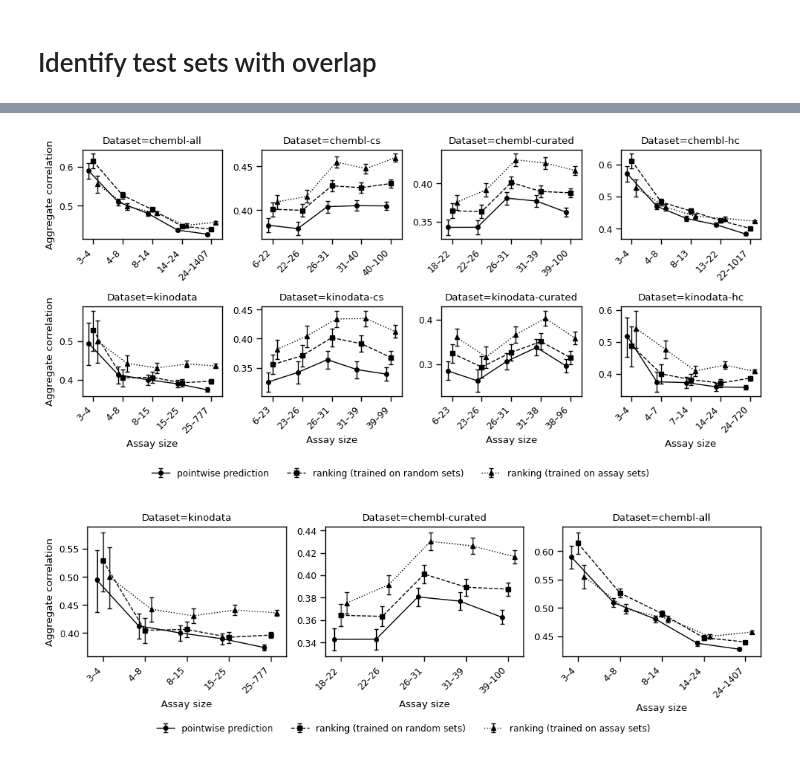
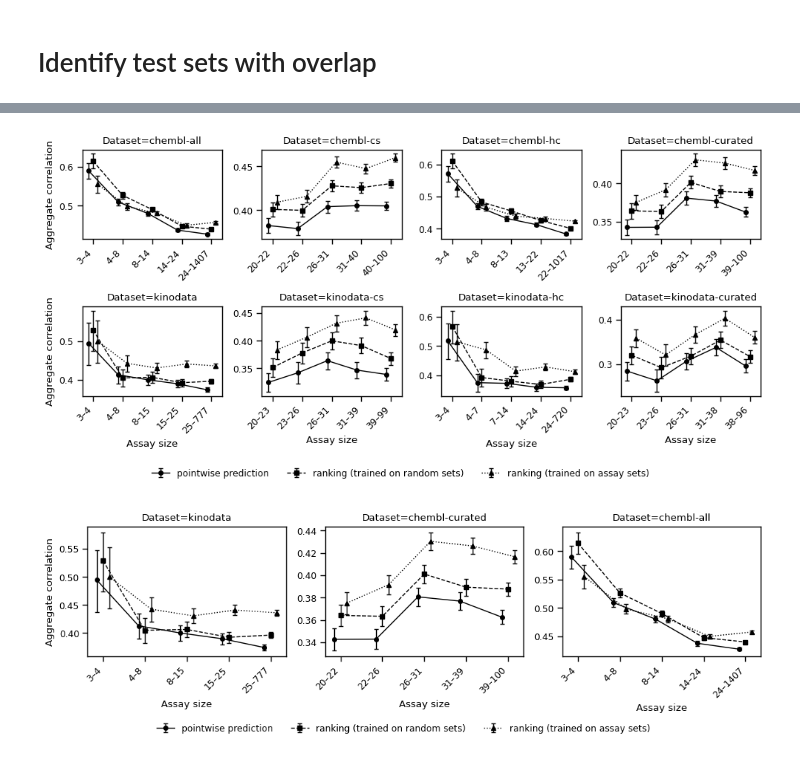
Before and after one commit to volkamerlab/assay-ml, a Jupyter notebook: notebooks/test performance revision.ipynb, the cells around one changed output, grey strips where cells are left out. Drawn from its saved outputs; the diff is of its cells as text; code cells hidden in the pictures.

```diff
--- a/notebooks/test performance revision.ipynb
+++ b/notebooks/test performance revision.ipynb
@@ -152,10 +144,7 @@ dataset_renaming_ = {v: k for k, v in dataset_renaming.items()}
 all_preds = []
 for run in tqdm.tqdm(runs):
     parts = run.split("_")
-    if run.startswith("kinodata_small_good"):
-        dataset, fold, method = "_".join(parts[0:3]), parts[4], parts[3]
-    else:
-        dataset, fold, method = "_".join(parts[0:2]), parts[3], parts[2]
+    dataset, fold, method = parts[0], parts[2], parts[1]
     if dataset.endswith("morgan"):
         dataset = dataset[:-len("_morgan")]
         if fold in {'sets', 'allsets', 'ic50'}:
@@ -165,7 +154,7 @@ for run in tqdm.tqdm(runs):
     except:
         print('fail on', run)
         continue
-    df["dataset"] = dataset_renaming[dataset]
+    df["dataset"] = dataset
     df["fold"] = fold
     df["method"] = method
     all_preds.append(df)
@@ -479,9 +471,11 @@ metric = "pearson"
 fig, axes = plt.subplots(
     nrows=4, ncols=4, sharex=True, sharey=False, figsize=(4*2, 3 * 2), height_ratios=[1, 5] * 2
 )
+datasets = ['chembl-all', 'chembl-cs', 'chembl-hc', 'chembl-curated', 'kinodata', 'kinodata-cs', 'kinodata-hc', 'kinodata-curated']
 plot_kws = dict(color="gray", alpha=0.4, linewidth=1, zorder=9)
 scatter_kws = dict(zorder=9, s=50, marker="o", edgecolors="black", linewidths=1)
-for ax, (dataset, subdf) in zip(axes[[0, 2]].flatten(), overall_corrs.groupby("dataset")):
+for ax, dataset in zip(axes[[0, 2]].flatten(), datasets):
+    subdf = overall_corrs[overall_corrs['dataset'] == dataset]
     ax.set_title(dataset)
     corrs_total = subdf["label"].values
     ax.scatter(
@@ -490,7 +484,8 @@ for ax, (dataset, subdf) in zip(axes[[0, 2]].flatten(), overall_corrs.groupby("d
     ax.set_ylim(corrs_total.min() * 0.95, corrs_total.max() * 1.05)
     ax.set_xticks([], [])
     sns.despine(ax=ax, bottom=True)
-for ax, (dataset, subdf) in zip(axes[[1, 3]].flatten(), assay_corrs.groupby("dataset")):
+for ax, dataset in zip(axes[[1, 3]].flatten(), datasets):
+    subdf = assay_corrs[assay_corrs['dataset'] == dataset]
     for fold, fold_df in subdf.groupby("fold"):
         fold_df = fold_df.sort_values("method")
         ax.plot(fold_df["method_label"], fold_df[metric], **plot_kws)
@@ -770,7 +777,7 @@ fig, axes = plt.subplots(
 linestyles = ["-", "--", ":", "-."]
 markers = ["o", "s", "^", "D"]
 
-for dataset, ax in zip(corrs.dataset.unique(), axes.flatten()):
+for dataset, ax in zip(datasets, axes.flatten()):
     df_plot = bysize_q_analytical(corrs[corrs.dataset == dataset], q=5)
 
     if df_plot is None or df_plot.empty:
@@ -819,34 +826,34 @@ for dataset, ax in zip(corrs.dataset.unique(), axes.flatten()):
     ax.set_title(f"Dataset={dataset}")
 
 
 axes[0, 0].set_ylabel("Aggregate correlation")
 axes[1, 0].set_ylabel("Aggregate correlation")
 
 for ax in axes[1, :]:
     ax.set_xlabel("Assay size")
 
 handles, labels = [], []
 ax = axes.flatten()[0]
 h, l = ax.get_legend_handles_labels()
 for handle, label in zip(h, l):
     if label not in labels:
         handles.append(handle)
         labels.append(method_labels[label])
 
 if handles:
     fig.legend(
         handles,
         labels,
         loc="lower center",
         bbox_to_anchor=(0.5, -0.08),
         ncols=len(handles),  # Left-to-right horizontal alignment
         frameon=False,  # No border box
     )
 
 plt.tight_layout()
 plt.savefig("results_bysize_q.pdf", bbox_inches="tight")
 # %% [output]
-[figure, old version]
+[figure, new version]
 # %%
 
 import matplotlib.pyplot as plt
```
Also changed, not shown: parts of 17 cells of this notebook.
